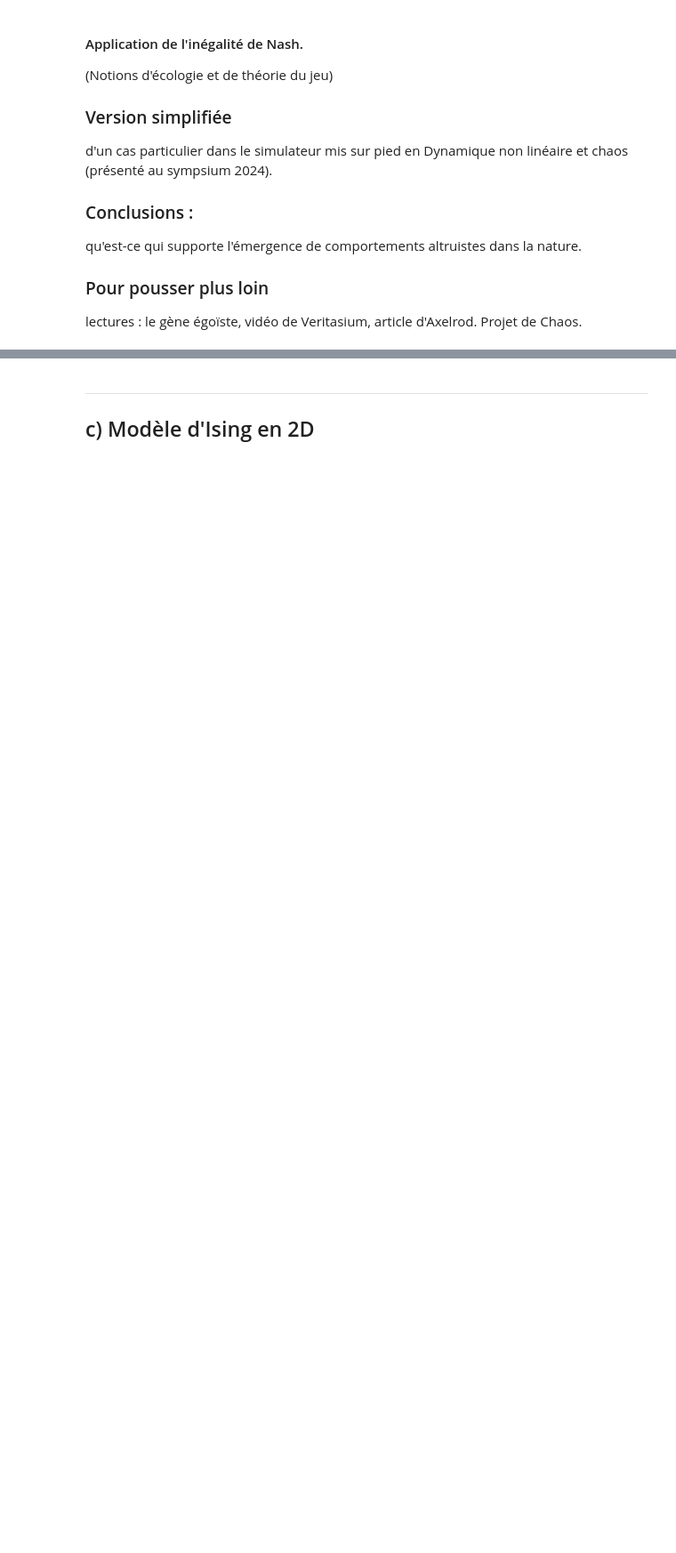
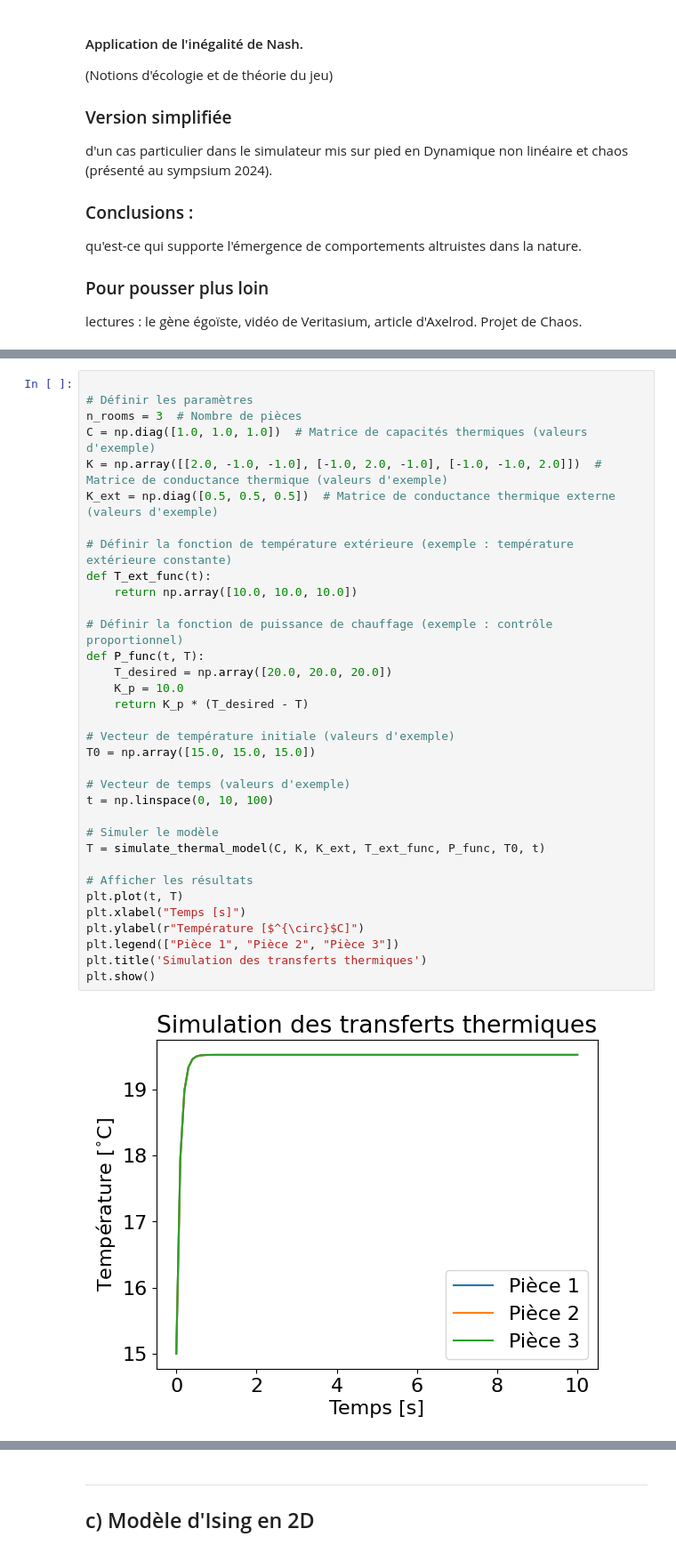
Before and after one commit to arlegare/progfest25, a Jupyter notebook: main.ipynb, the cells around one changed output, grey strips where cells are left out. Shown at 89% size. Drawn from its saved outputs; the diff is of its cells as text; blank space fills up the shorter version.

Commit message:
avancement simul_chauffage et amorce simul_ecolog# Please enter the commit message for your changes. Lines starting

```diff
--- a/main.ipynb
+++ b/main.ipynb
@@ -81,0 +224,36 @@ Mais y a-t-il une durée critique à partir de laquelle ça vaut la peine d'effe
+# %%
+
+# Définir les paramètres
+n_rooms = 3  # Nombre de pièces
+C = np.diag([1.0, 1.0, 1.0])  # Matrice de capacités thermiques (valeurs d'exemple)
+K = np.array([[2.0, -1.0, -1.0], [-1.0, 2.0, -1.0], [-1.0, -1.0, 2.0]])  # Matrice de conductance thermique (valeurs d'exemple)
+K_ext = np.diag([0.5, 0.5, 0.5])  # Matrice de conductance thermique externe (valeurs d'exemple)
+
+# Définir la fonction de température extérieure (exemple : température extérieure constante)
+def T_ext_func(t):
+    return np.array([10.0, 10.0, 10.0])
+
+# Définir la fonction de puissance de chauffage (exemple : contrôle proportionnel)
+def P_func(t, T):
+    T_desired = np.array([20.0, 20.0, 20.0])
+    K_p = 10.0
+    return K_p * (T_desired - T)
+
+# Vecteur de température initiale (valeurs d'exemple)
+T0 = np.array([15.0, 15.0, 15.0])
+
+# Vecteur de temps (valeurs d'exemple)
+t = np.linspace(0, 10, 100)
+
+# Simuler le modèle
+T = simulate_thermal_model(C, K, K_ext, T_ext_func, P_func, T0, t)
+
+# Afficher les résultats
+plt.plot(t, T)
+plt.xlabel("Temps [s]")
+plt.ylabel(r"Température [$^{\circ}$C]")
+plt.legend(["Pièce 1", "Pièce 2", "Pièce 3"])
+plt.title('Simulation des transferts thermiques')
+plt.show()
+# %% [output]
+[figure, added]
```
Also changed, not shown: parts of 20 cells of this notebook, 10 other files.
